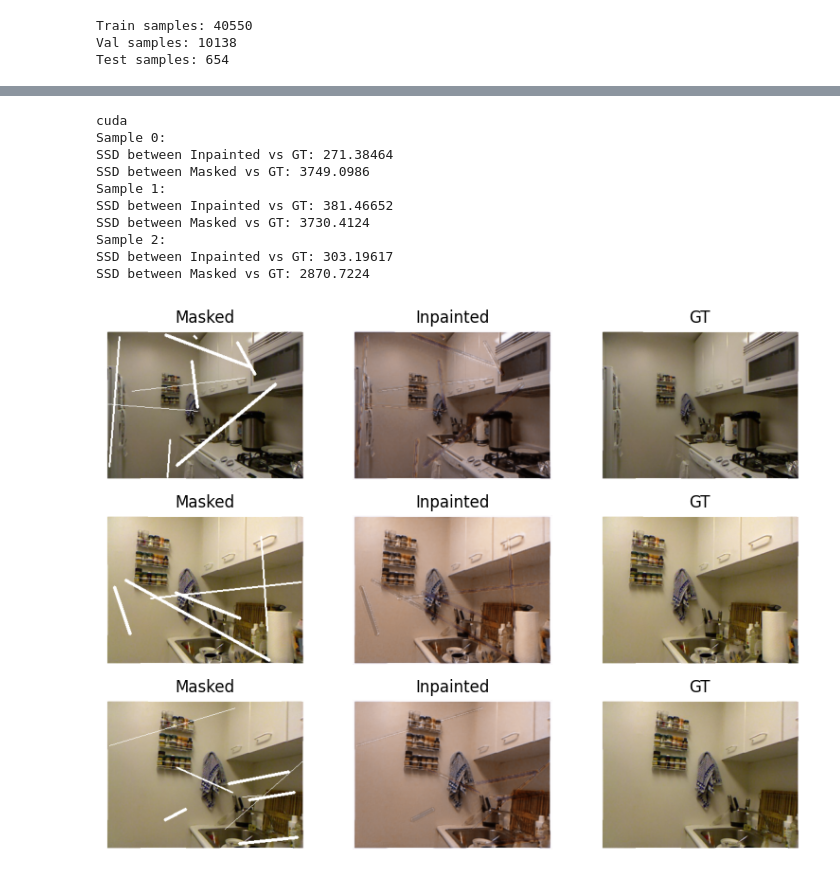
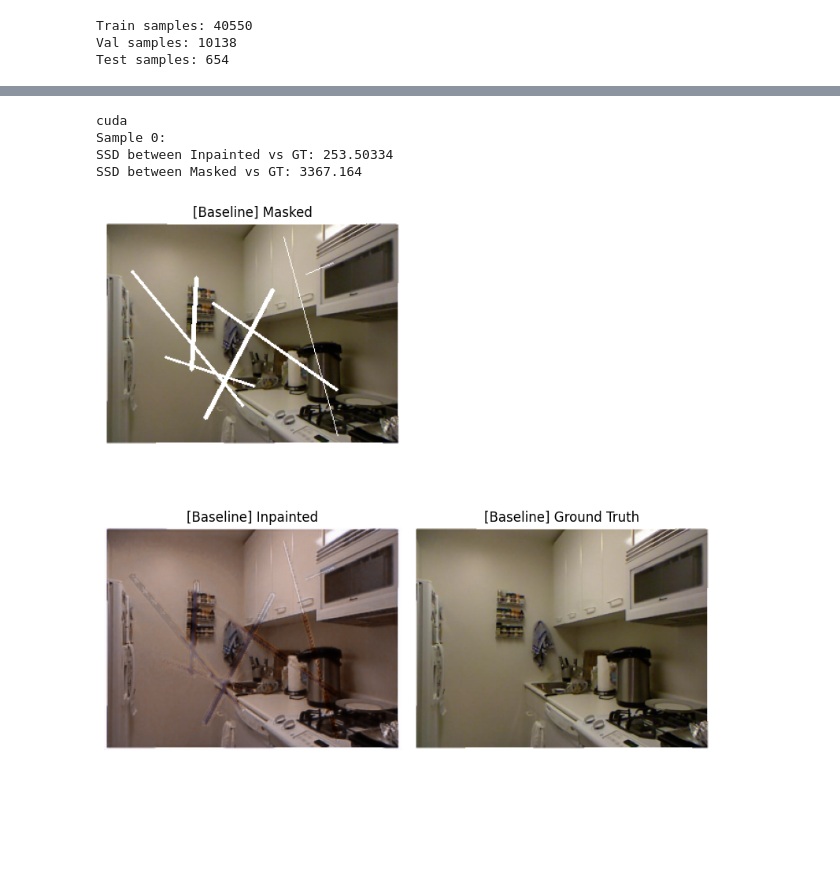
Before and after one commit to 7201krap/CSCE748_Computational-Photography, a Jupyter notebook: mask_line/baseline.ipynb, the cells around one changed output, grey strips where cells are left out. Saved outputs shown, nothing was run; the diff lists cells and outputs as text; code cells hidden in the pictures; blank space fills up the shorter version.

```diff
--- a/mask_line/baseline.ipynb
+++ b/mask_line/baseline.ipynb
@@ -307,54 +307,51 @@ model.eval()
 
 # Visualization: select a few samples from the test dataset.
 sample_idx = 54
-rows = 3
+rows = 1
 samples = [test_dataset[i] for i in range(sample_idx, sample_idx + rows)]
 masked_images = torch.stack([s["rgb_input"] for s in samples], dim=0)
 sample_labels = torch.stack([s["target"] for s in samples], dim=0)
 
 inpainted_images = []
 with torch.no_grad():
     for i in range(rows):
         input_masked = masked_images[i].unsqueeze(0).to(device)
         pred = model(input_masked)
         inpainted_images.append(pred.squeeze(0).cpu())
 
-fig, axs = plt.subplots(nrows=rows, ncols=3, figsize=(8, 2*rows))
+plt.figure(figsize=(8, 8))
 for i in range(rows):
     masked_np    = masked_images[i].permute(1, 2, 0).cpu().numpy()
     inpainted_np = inpainted_images[i].permute(1, 2, 0).cpu().numpy()
     gt_color     = sample_labels[i].permute(1, 2, 0).cpu().numpy()
 
     print(f"Sample {i}:")
     print("SSD between Inpainted vs GT:", np.sum((inpainted_np - gt_color)**2))
     print("SSD between Masked vs GT:", np.sum((masked_np - gt_color)**2))
 
-    axs[i, 0].imshow(masked_np)
-    axs[i, 0].set_title("Masked")
-    axs[i, 0].axis("off")
+    ax1 = plt.subplot(2, 2, 1)
+    ax1.imshow(masked_np)
+    ax1.set_title("[Baseline] Masked")
+    ax1.axis("off")
 
-    axs[i, 1].imshow(inpainted_np)
-    axs[i, 1].set_title("Inpainted")
-    axs[i, 1].axis("off")
+    ax3 = plt.subplot(2, 2, 3)
+    ax3.imshow(inpainted_np)
+    ax3.set_title("[Baseline] Inpainted")
+    ax3.axis("off")
 
-    axs[i, 2].imshow(gt_color)
-    axs[i, 2].set_title("GT")
-    axs[i, 2].axis("off")
+    ax4 = plt.subplot(2, 2, 4)
+    ax4.imshow(gt_color)
+    ax4.set_title("[Baseline] Ground Truth")
+    ax4.axis("off")
 
 plt.tight_layout()
 plt.show()
 # %% [output]
 cuda
 Sample 0:
-SSD between Inpainted vs GT: 271.38464
-SSD between Masked vs GT: 3749.0986
-Sample 1:
-SSD between Inpainted vs GT: 381.46652
-SSD between Masked vs GT: 3730.4124
-Sample 2:
-SSD between Inpainted vs GT: 303.19617
-SSD between Masked vs GT: 2870.7224
+SSD between Inpainted vs GT: 253.50334
+SSD between Masked vs GT: 3367.164
-[figure, old version]
+[figure, new version]
 # %%
 # from skimage.metrics import structural_similarity  # for SSIM
 # import lpips  # for LPIPS
```
Also changed, not shown: parts of 2 cells of this notebook, 31 other files.
